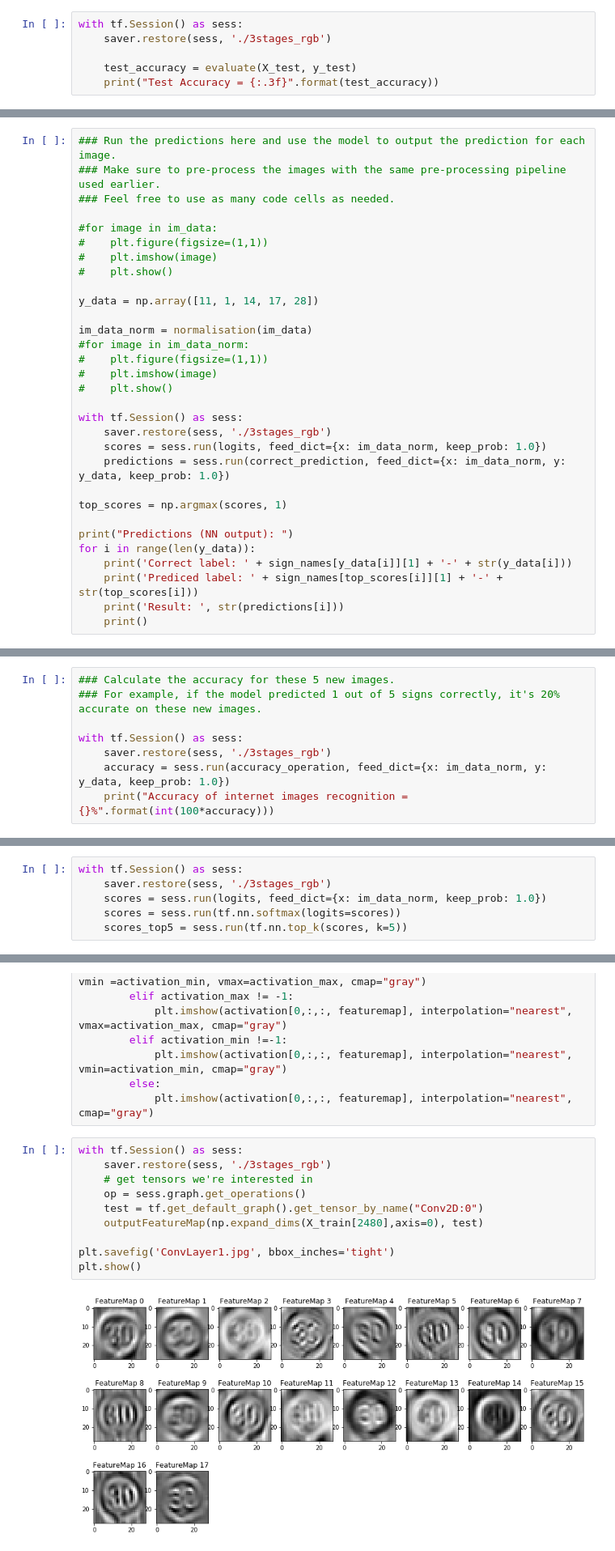
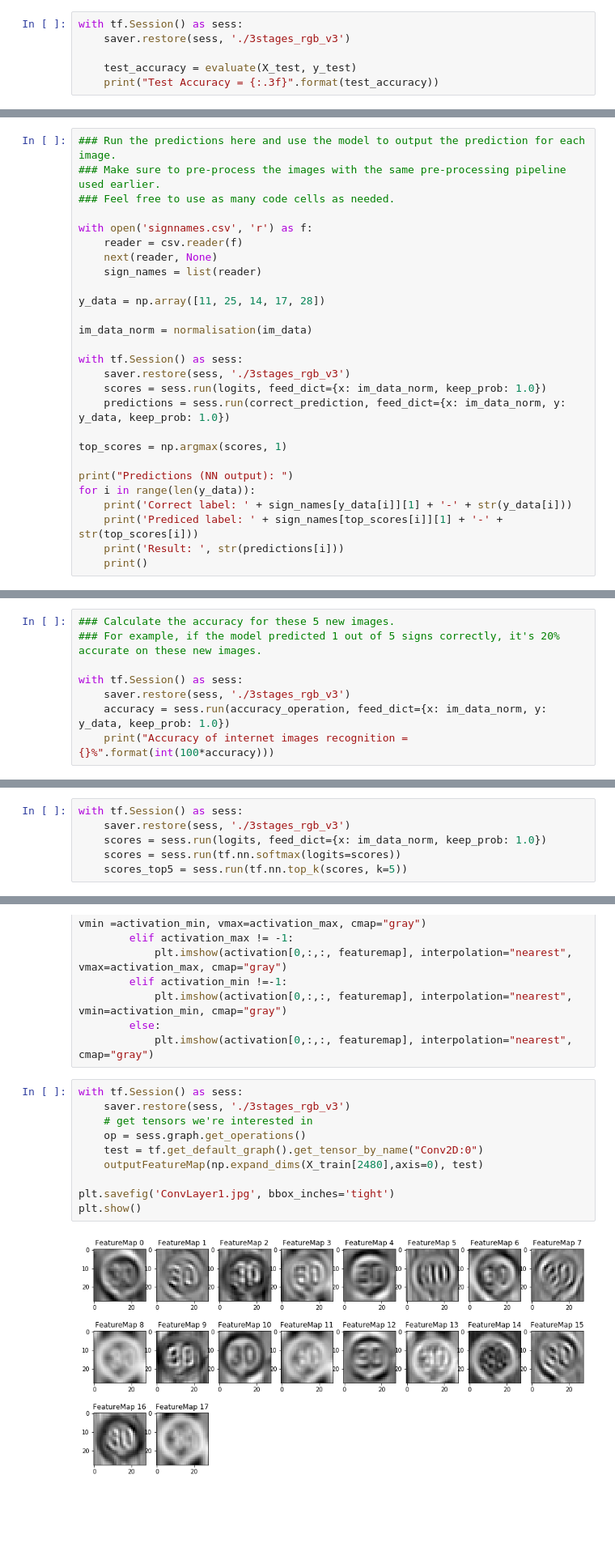
Before and after one commit to SIakovlev/CarND_Term1_P2, a Jupyter notebook: Traffic_Sign_Classifier.ipynb, the cells around one changed output, grey strips where cells are left out. Shown at 81% size. Drawn from its saved outputs; the diff is of its cells as text; blank space fills up the shorter version.

```diff
--- a/Traffic_Sign_Classifier.ipynb
+++ b/Traffic_Sign_Classifier.ipynb
@@ -586,6 +636,6 @@ plt.show()
 # %%
 with tf.Session() as sess:
-    saver.restore(sess, './3stages_rgb')
+    saver.restore(sess, './3stages_rgb_v3')
 
     test_accuracy = evaluate(X_test, y_test)
     print("Test Accuracy = {:.3f}".format(test_accuracy))
@@ -642,21 +693,17 @@ for image in im_data:
 ### Make sure to pre-process the images with the same pre-processing pipeline used earlier.
 ### Feel free to use as many code cells as needed.
 
-#for image in im_data:
-#    plt.figure(figsize=(1,1))
-#    plt.imshow(image)
-#    plt.show()
+with open('signnames.csv', 'r') as f:
+    reader = csv.reader(f)
+    next(reader, None)
+    sign_names = list(reader)
 
-y_data = np.array([11, 1, 14, 17, 28])
+y_data = np.array([11, 25, 14, 17, 28])
 
 im_data_norm = normalisation(im_data)
-#for image in im_data_norm:
-#    plt.figure(figsize=(1,1))
-#    plt.imshow(image)
-#    plt.show()
 
 with tf.Session() as sess:
-    saver.restore(sess, './3stages_rgb')
+    saver.restore(sess, './3stages_rgb_v3')
     scores = sess.run(logits, feed_dict={x: im_data_norm, keep_prob: 1.0})
     predictions = sess.run(correct_prediction, feed_dict={x: im_data_norm, y: y_data, keep_prob: 1.0})
 
@@ -696,7 +743,7 @@ Result:  False
 ### For example, if the model predicted 1 out of 5 signs correctly, it's 20% accurate on these new images.
 
 with tf.Session() as sess:
-    saver.restore(sess, './3stages_rgb')
+    saver.restore(sess, './3stages_rgb_v3')
     accuracy = sess.run(accuracy_operation, feed_dict={x: im_data_norm, y: y_data, keep_prob: 1.0})
     print("Accuracy of internet images recognition = {}%".format(int(100*accuracy)))
 # %% [output]
@@ -743,7 +790,7 @@ TopKV2(values=array([[ 0.34763842,  0.24879643,  0.12789202],
 Looking just at the first row we get `[ 0.34763842,  0.24879643,  0.12789202]`, you can confirm these are the 3 largest probabilities in `a`. You'll also notice `[3, 0, 5]` are the corresponding indices.
 # %%
 with tf.Session() as sess:
-    saver.restore(sess, './3stages_rgb')
+    saver.restore(sess, './3stages_rgb_v3')
     scores = sess.run(logits, feed_dict={x: im_data_norm, keep_prob: 1.0})
     scores = sess.run(tf.nn.softmax(logits=scores))
     scores_top5 = sess.run(tf.nn.top_k(scores, k=5))
@@ -838,16 +885,16 @@ def outputFeatureMap(image_input, tf_activation, activation_min=-1, activation_m
             plt.imshow(activation[0,:,:, featuremap], interpolation="nearest", cmap="gray")
 # %%
 with tf.Session() as sess:
-    saver.restore(sess, './3stages_rgb')
+    saver.restore(sess, './3stages_rgb_v3')
     # get tensors we're interested in
     op = sess.graph.get_operations()
     test = tf.get_default_graph().get_tensor_by_name("Conv2D:0")
     outputFeatureMap(np.expand_dims(X_train[2480],axis=0), test)
 
 plt.savefig('ConvLayer1.jpg', bbox_inches='tight')
 plt.show()
 # %% [output]
-[figure, old version]
+[figure, new version]
 # %%
 # Finding a good example for the previous funciton
 plt.figure(figsize=(5,5))
```
Also changed, not shown: parts of 18 cells of this notebook, 27 other files.
